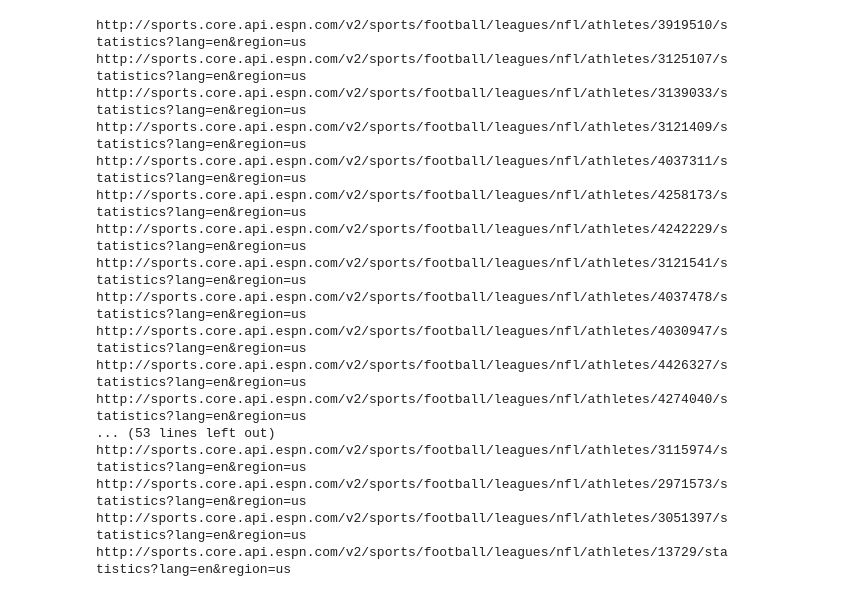
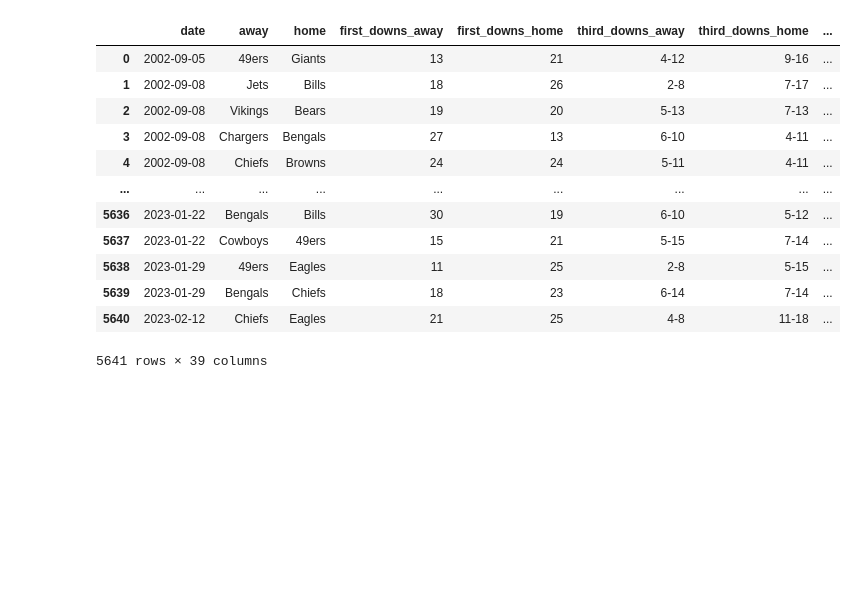
Before and after one commit to gusmendesbh/project3-group1, a Jupyter notebook: project.ipynb, the cells around one changed output. Saved outputs shown, nothing was run; the diff lists cells and outputs as text; code cells hidden in the pictures; blank space fills up the shorter version.

Commit message:
Created all dataframes

```diff
--- a/project.ipynb
+++ b/project.ipynb
@@ -174,31 +247,0 @@ TypeError: 'int' object is not callable
-# %%
-# Loop through the players to get statitics
-for id in ids:
-    players_url = "http://sports.core.api.espn.com/v2/sports/football/leagues/nfl/athletes/" + id + "/statistics?lang=en&region=us"
-    players_response = requests.get(roster_url)
-    players_data = roster_response.json()
-
-    #gamesPlayed
-    #fieldGoals
-    #Kick extra points
-    #
-    #totalOffensivePlays
-    #ESPNRBRating
-# %% [output]
-http://sports.core.api.espn.com/v2/sports/football/leagues/nfl/athletes/3919510/statistics?lang=en&region=us
-http://sports.core.api.espn.com/v2/sports/football/leagues/nfl/athletes/3125107/statistics?lang=en&region=us
-http://sports.core.api.espn.com/v2/sports/football/leagues/nfl/athletes/3139033/statistics?lang=en&region=us
-http://sports.core.api.espn.com/v2/sports/football/leagues/nfl/athletes/3121409/statistics?lang=en&region=us
-http://sports.core.api.espn.com/v2/sports/football/leagues/nfl/athletes/4037311/statistics?lang=en&region=us
-http://sports.core.api.espn.com/v2/sports/football/leagues/nfl/athletes/4258173/statistics?lang=en&region=us
-http://sports.core.api.espn.com/v2/sports/football/leagues/nfl/athletes/4242229/statistics?lang=en&region=us
-http://sports.core.api.espn.com/v2/sports/football/leagues/nfl/athletes/3121541/statistics?lang=en&region=us
-http://sports.core.api.espn.com/v2/sports/football/leagues/nfl/athletes/4037478/statistics?lang=en&region=us
-http://sports.core.api.espn.com/v2/sports/football/leagues/nfl/athletes/4030947/statistics?lang=en&region=us
-http://sports.core.api.espn.com/v2/sports/football/leagues/nfl/athletes/4426327/statistics?lang=en&region=us
-http://sports.core.api.espn.com/v2/sports/football/leagues/nfl/athletes/4274040/statistics?lang=en&region=us
-... (53 lines left out)
-http://sports.core.api.espn.com/v2/sports/football/leagues/nfl/athletes/3115974/statistics?lang=en&region=us
-http://sports.core.api.espn.com/v2/sports/football/leagues/nfl/athletes/2971573/statistics?lang=en&region=us
-http://sports.core.api.espn.com/v2/sports/football/leagues/nfl/athletes/3051397/statistics?lang=en&region=us
-http://sports.core.api.espn.com/v2/sports/football/leagues/nfl/athletes/13729/statistics?lang=en&region=us
@@ -204,0 +252,18 @@ http://sports.core.api.espn.com/v2/sports/football/leagues/nfl/athletes/13729/st
+# %%
+stats = pd.read_csv('data/nfl_team_stats_2002-2022.csv')
+stats_df = pd.DataFrame(stats)
+stats_df
+# %% [output]
+|  | date | away | home | first_downs_away | first_downs_home | third_downs_away | third_downs_home | ... |
+| 0 | 2002-09-05 | 49ers | Giants | 13 | 21 | 4-12 | 9-16 | ... |
+| 1 | 2002-09-08 | Jets | Bills | 18 | 26 | 2-8 | 7-17 | ... |
+| 2 | 2002-09-08 | Vikings | Bears | 19 | 20 | 5-13 | 7-13 | ... |
+| 3 | 2002-09-08 | Chargers | Bengals | 27 | 13 | 6-10 | 4-11 | ... |
+| 4 | 2002-09-08 | Chiefs | Browns | 24 | 24 | 5-11 | 4-11 | ... |
+| ... | ... | ... | ... | ... | ... | ... | ... | ... |
+| 5636 | 2023-01-22 | Bengals | Bills | 30 | 19 | 6-10 | 5-12 | ... |
+| 5637 | 2023-01-22 | Cowboys | 49ers | 15 | 21 | 5-15 | 7-14 | ... |
+| 5638 | 2023-01-29 | 49ers | Eagles | 11 | 25 | 2-8 | 5-15 | ... |
+| 5639 | 2023-01-29 | Bengals | Chiefs | 18 | 23 | 6-14 | 7-14 | ... |
+| 5640 | 2023-02-12 | Chiefs | Eagles | 21 | 25 | 4-8 | 11-18 | ... |
+5641 rows × 39 columns
```
Also changed, not shown: parts of 6 cells of this notebook.
